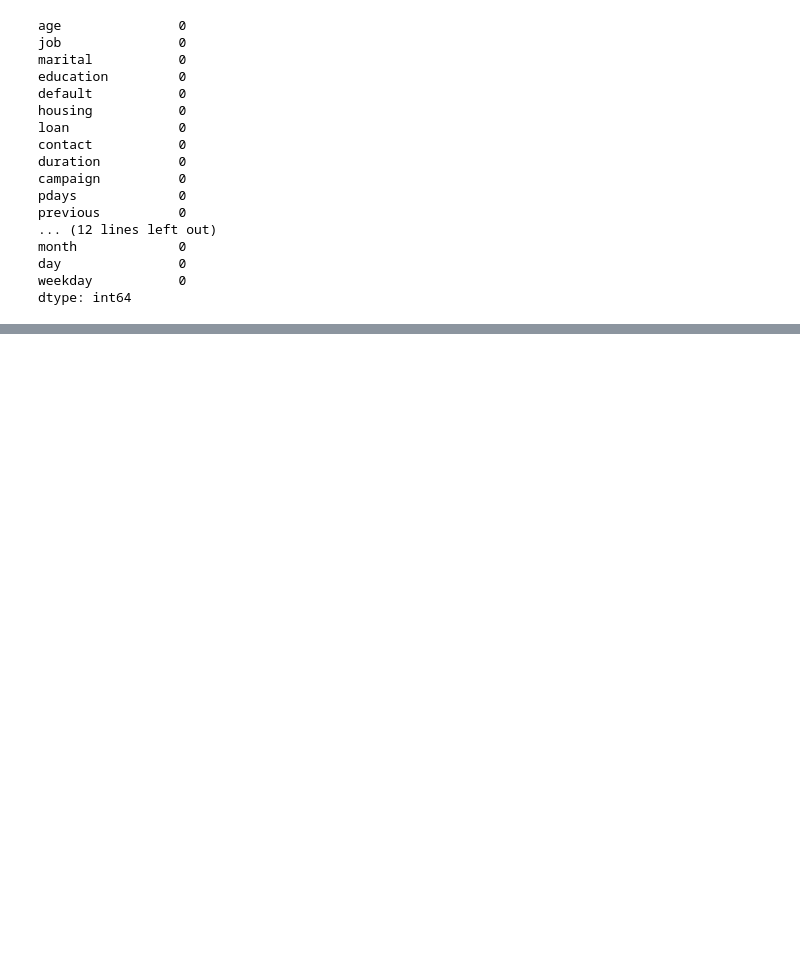
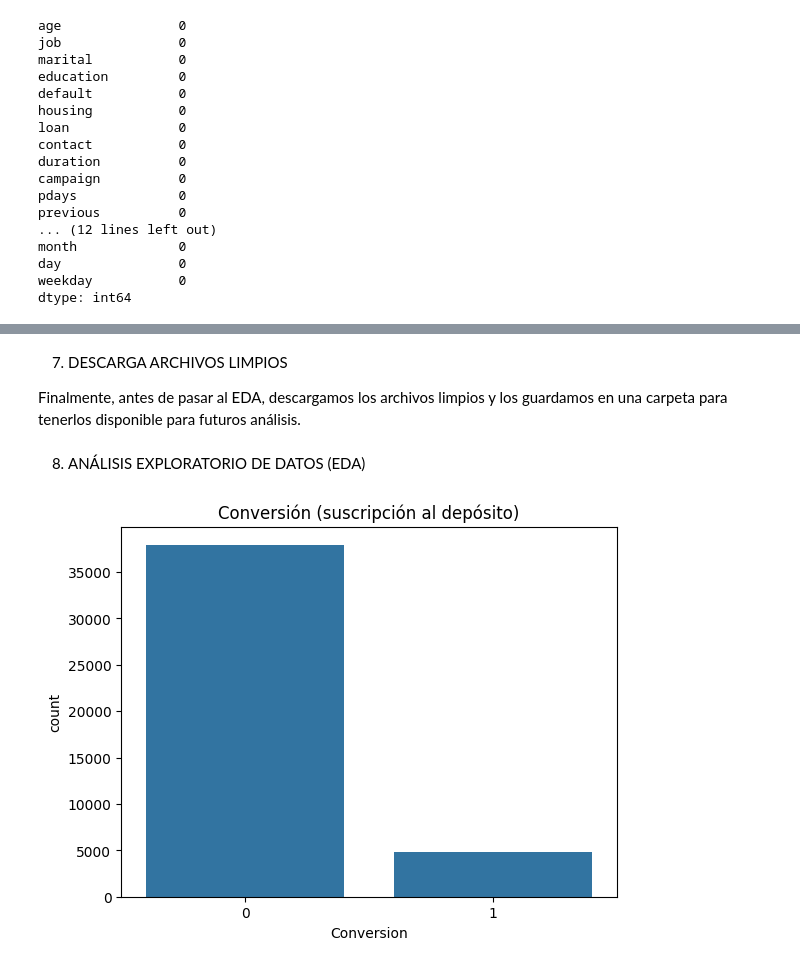
Before and after one commit to SofiaConsoli/proyecto_EDA_python, a Jupyter notebook: notebooks/analisis_eda.ipynb, the cells around one changed output, grey strips where cells are left out. Drawn from its saved outputs; the diff is of its cells as text; code cells hidden in the pictures; blank space fills up the shorter version.

```diff
--- a/notebooks/analisis_eda.ipynb
+++ b/notebooks/analisis_eda.ipynb
@@ -144,9 +176,13 @@ Cuando ya tenemos claro los valores con los que trabajamos, nos centramos en que
 # Eliminar la columna "Unnamed: 0", índice innecesario
 df = df.drop(columns=["Unnamed: 0"])
 df_clientes = df_clientes.drop(columns=["Unnamed: 0"])
+# %%
+# Cambiar el nombre de las columnas para un mejor manejo de las tablas
+df.rename(columns={"id_": "ID"}, inplace=True)
+df.rename(columns={"y": "Conversion"}, inplace=True)
 # %%
 # Convertir la variable objetivo "y" a numérica, donde "yes" se convierte en 1 y "no" en 0 para facilitar el análisis.
-df["y"] = df["y"].map({"yes": 1, "no": 0})
+df["Conversion"] = df["Conversion"].map({"yes": 1, "no": 0})
 # %%
 # Convertir los valores de las columnas numéricas a tipo numérico, ya que al leer el CSV se interpretaron como objetos (strings), en el excel los formatos están correctos.
 cols = ["cons.price.idx", "cons.conf.idx", "euribor3m"]
@@ -340,0 +381,4 @@ dtype: int64
+# %%
+# Realizamos un left join debido a que queremos conservar todas las filas de df (tabla principal) y agregar la información de df_clientes (tabla secundaria) donde coincidan los IDs, pero sin eliminar filas de df que no tengan correspondencia.
+
+df_limpio = df.merge(df_clientes, on='ID', how='left')
@@ -340,0 +397,4 @@ dtype: int64
+# %% [markdown]
+7. DESCARGA ARCHIVOS LIMPIOS
+
+Finalmente, antes de pasar al EDA, descargamos los archivos limpios y los guardamos en una carpeta para tenerlos disponible para futuros análisis.
@@ -340,0 +405,9 @@ dtype: int64
+# %% [markdown]
+8. ANÁLISIS EXPLORATORIO DE DATOS (EDA)
+# %%
+# Realizamos un conteo de la variable objetivo "Conversion" para saber cuántos clientes se suscribieron a un producto o servicio.
+sns.countplot(data=df_limpio, x='Conversion')
+plt.title('Conversión (suscripción al depósito)')
+plt.show()
+# %% [output]
+[figure, added]
```
Also changed, not shown: parts of 28 cells of this notebook.
